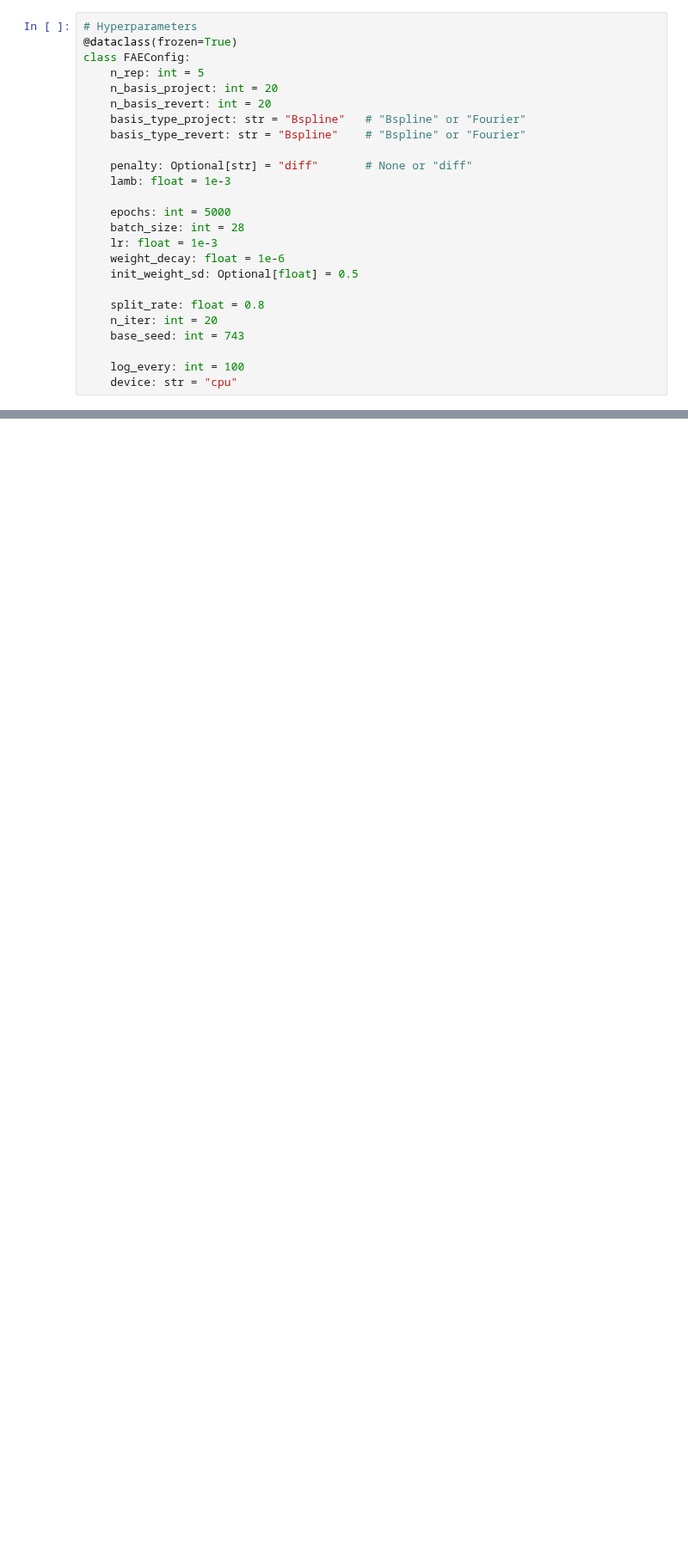
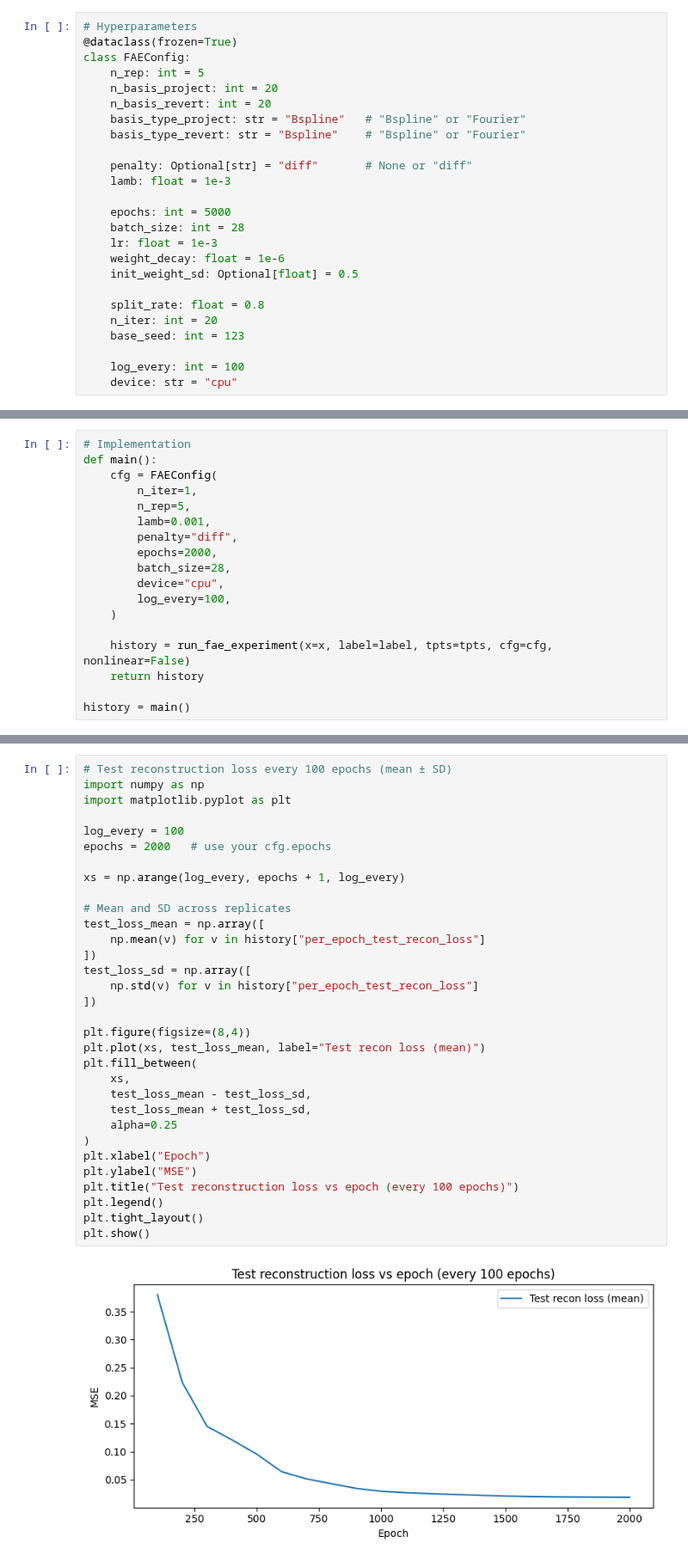
Before and after one commit to mobinapourmoshir/Functional-Autoencoder, a Jupyter notebook: Code/Regular FAE - V1.ipynb, the cells around one changed output, grey strips where cells are left out. Shown at 86% size. Drawn from its saved outputs; the diff is of its cells as text; blank space fills up the shorter version.

Commit message:
Training Plot

```diff
--- a/Code/Regular FAE - V1.ipynb
+++ b/Code/Regular FAE - V1.ipynb
@@ -45,7 +45,7 @@ class FAEConfig:
 
     split_rate: float = 0.8
     n_iter: int = 20
-    base_seed: int = 743
+    base_seed: int = 123
 
     log_every: int = 100
     device: str = "cpu"
@@ -74,0 +365,18 @@ def build_basis_fc(
+# %%
+# Implementation
+def main():
+    cfg = FAEConfig(
+        n_iter=1,
+        n_rep=5,
+        lamb=0.001,
+        penalty="diff",
+        epochs=2000,
+        batch_size=28,
+        device="cpu",
+        log_every=100,
+    )
+
+    history = run_fae_experiment(x=x, label=label, tpts=tpts, cfg=cfg, nonlinear=False)
+    return history
+
+history = main()
@@ -74,0 +395,34 @@ def build_basis_fc(
+# %%
+# Test reconstruction loss every 100 epochs (mean ± SD)
+import numpy as np
+import matplotlib.pyplot as plt
+
+log_every = 100
+epochs = 2000   # use your cfg.epochs
+
+xs = np.arange(log_every, epochs + 1, log_every)
+
+# Mean and SD across replicates
+test_loss_mean = np.array([
+    np.mean(v) for v in history["per_epoch_test_recon_loss"]
+])
+test_loss_sd = np.array([
+    np.std(v) for v in history["per_epoch_test_recon_loss"]
+])
+
+plt.figure(figsize=(8,4))
+plt.plot(xs, test_loss_mean, label="Test recon loss (mean)")
+plt.fill_between(
+    xs,
+    test_loss_mean - test_loss_sd,
+    test_loss_mean + test_loss_sd,
+    alpha=0.25
+)
+plt.xlabel("Epoch")
+plt.ylabel("MSE")
+plt.title("Test reconstruction loss vs epoch (every 100 epochs)")
+plt.legend()
+plt.tight_layout()
+plt.show()
+# %% [output]
+[figure, added]
```
Also changed, not shown: parts of 7 cells of this notebook.
